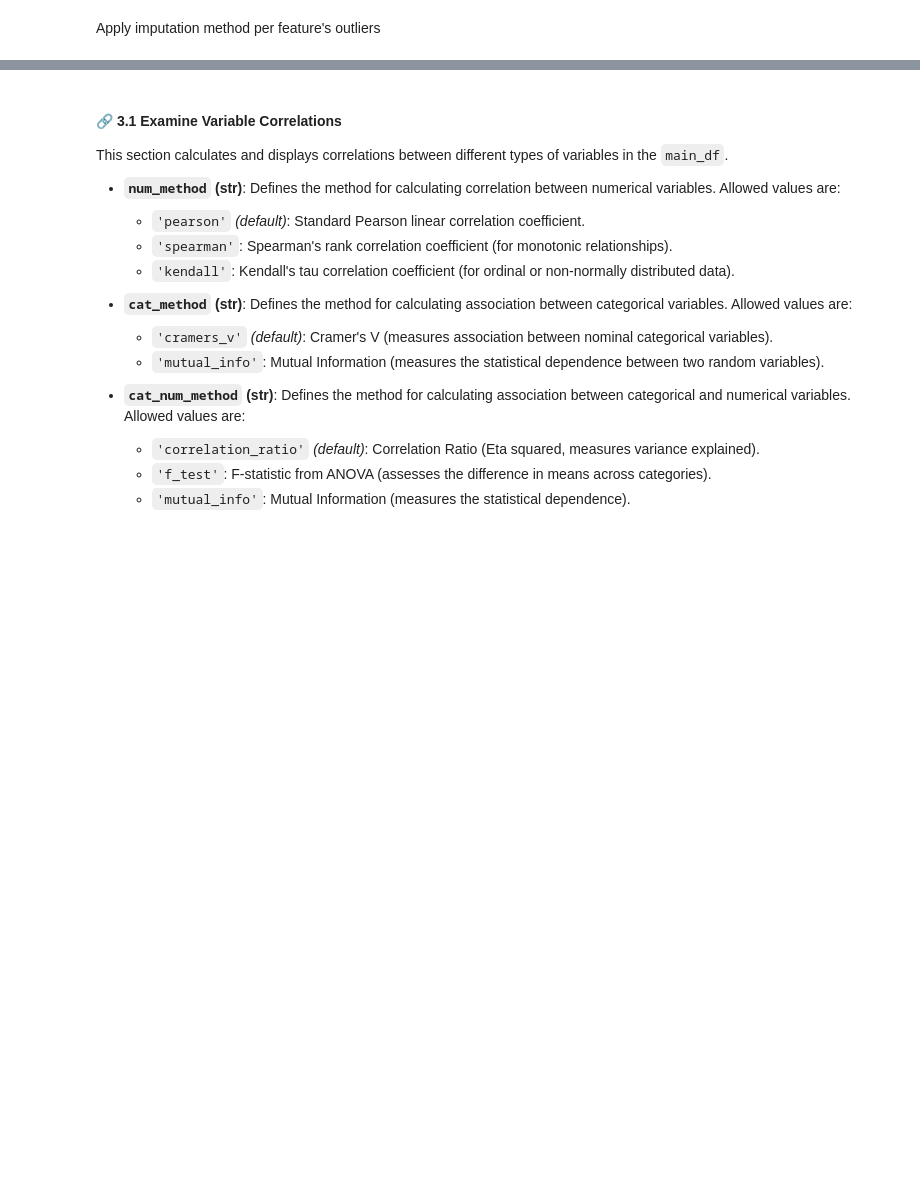
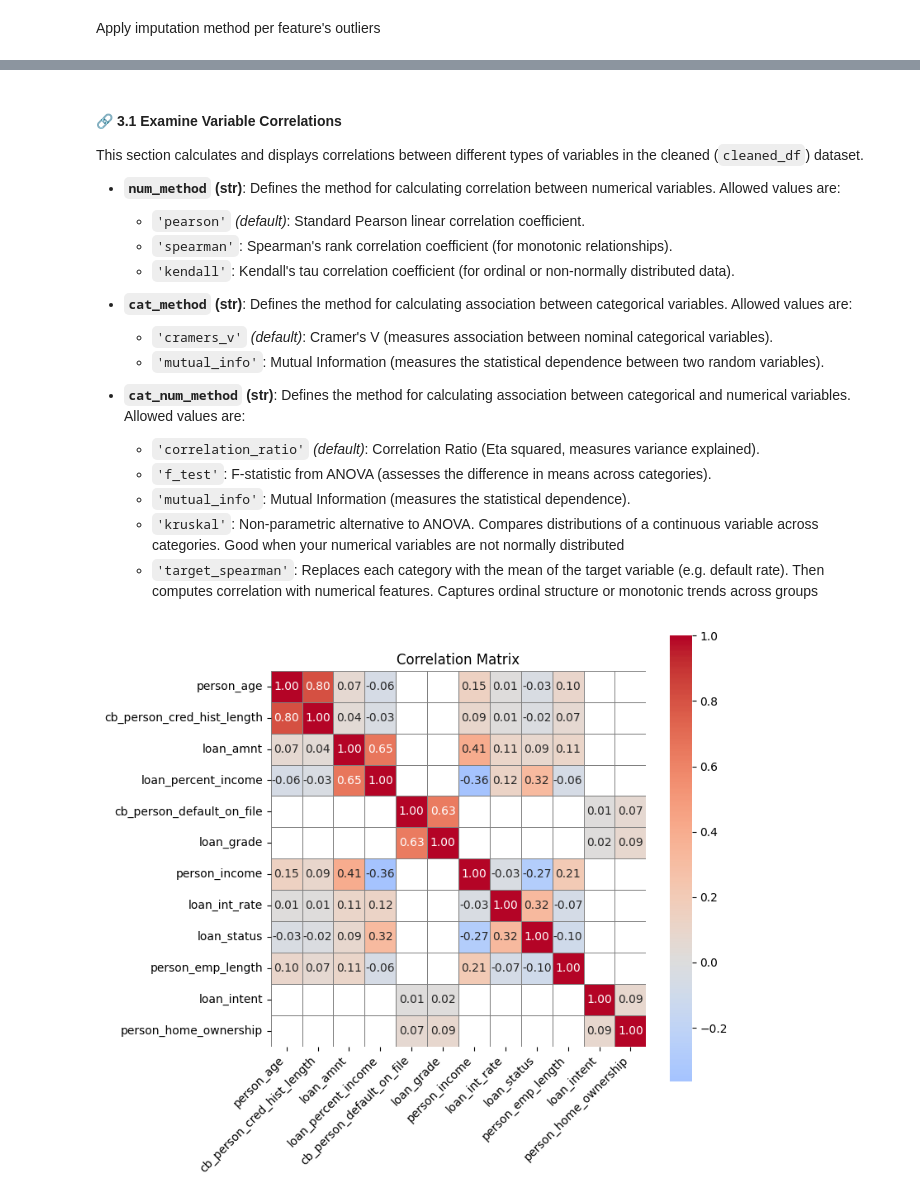
Before and after one commit to soleimanihamed/Daanish, a Jupyter notebook: projects/probability_of_default/main.ipynb, the cells around one changed output, grey strips where cells are left out. Drawn from its saved outputs; the diff is of its cells as text; code cells hidden in the pictures; blank space fills up the shorter version.

Commit message:
Covariance matrix added

```diff
--- a/projects/probability_of_default/main.ipynb
+++ b/projects/probability_of_default/main.ipynb
@@ -468,7 +463,7 @@ Total number of records handled (imputed or altered): 7
 # %% [markdown]
 #### 🔗 3.1 Examine Variable Correlations
 
-This section calculates and displays correlations between different types of variables in the `main_df`.
+This section calculates and displays correlations between different types of variables in the cleaned (`cleaned_df`) dataset.
 
 - **`num_method` (str)**: Defines the method for calculating correlation between numerical variables. Allowed values are:
     - `'pearson'` *(default)*: Standard Pearson linear correlation coefficient.
@@ -479,13 +474,18 @@ This section calculates and displays correlations between different types of var
     - `'cramers_v'` *(default)*: Cramer's V (measures association between nominal categorical variables).
     - `'mutual_info'`: Mutual Information (measures the statistical dependence between two random variables).
 
-- **`cat_num_method` (str)**: Defines the method for calculating association between categorical and numerical variables. Allowed values are:
+- **`cat_num_method` (str)**: Defines the method for calculating association between
+    categorical and numerical variables. Allowed values are:
     - `'correlation_ratio'` *(default)*: Correlation Ratio (Eta squared, measures variance explained).
     - `'f_test'`: F-statistic from ANOVA (assesses the difference in means across categories).
     - `'mutual_info'`: Mutual Information (measures the statistical dependence).
+    - `'kruskal'`: Non-parametric alternative to ANOVA. Compares distributions of a continuous variable across categories. Good when your numerical variables are not normally distributed
+    - `'target_spearman'`: Replaces each category with the mean of the target variable (e.g. default rate). Then computes correlation with numerical features. Captures ordinal structure or monotonic trends across groups
 # %%
 analyzer = CorrelationAnalyzer(imputed_dataset)
 corr_df,corr_matrix = analyzer.correlation_matrix(num_method="spearman", cat_method="cramers_v",
-                                      cat_num_method="mutual_info",return_matrix=True)
+                                      cat_num_method="target_spearman",return_matrix=True)
 
-# Visualisation.plot_heatmap_matrix(corr_matrix, title="Correlation Matrix")
+Visualisation.plot_heatmap_matrix(corr_matrix, title="Correlation Matrix")
+# %% [output]
+[figure, added]
```
Also changed, not shown: parts of 6 cells of this notebook, 6 other files.
